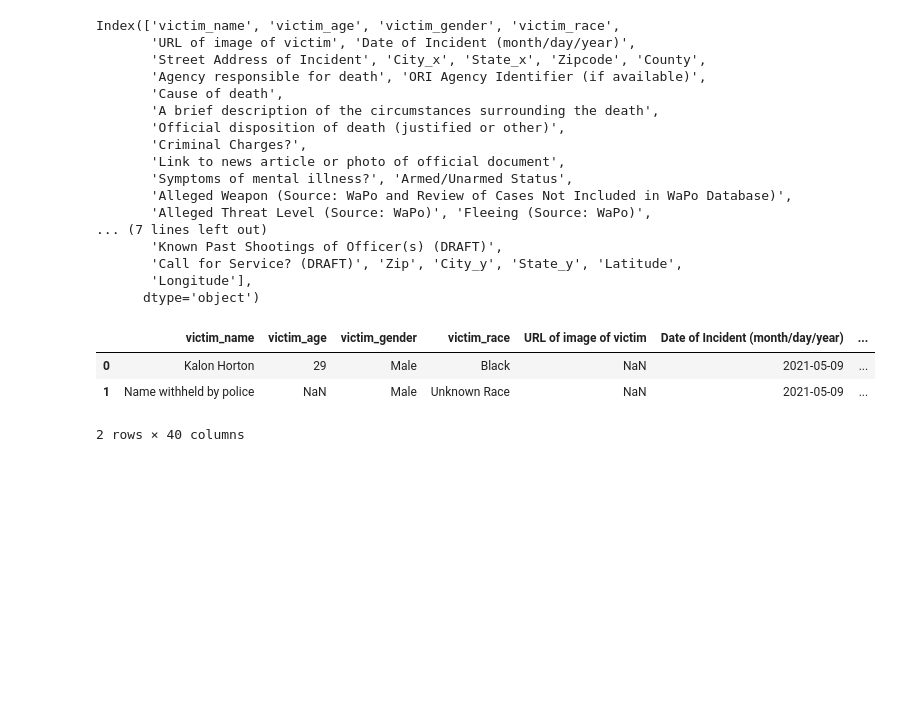
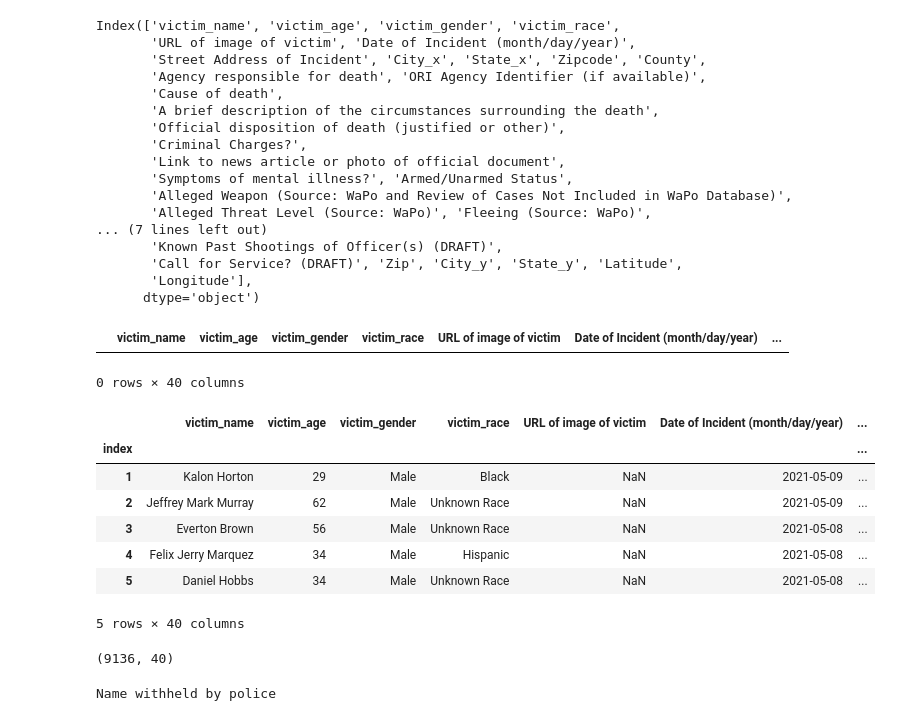
Before and after one commit to racecarfastlane/say_their_names, a Jupyter notebook: city_geocoding.ipynb, the cells around one changed output. Saved outputs shown, nothing was run; the diff lists cells and outputs as text; code cells hidden in the pictures; blank space fills up the shorter version.

```diff
--- a/city_geocoding.ipynb
+++ b/city_geocoding.ipynb
@@ -88,2 +74,5 @@ test_merge = test_merge.drop(columns=['Latitude', 'Longitude','city','state_id',
+# %%
+droplist = ['city', 'state_id', 'state_name', 'Latitude', 'Longitude']
+test_merge.drop(droplist,axis=1,inplace=True)
 # %%
 test_merge = test_merge.rename(columns={"lat": "Latitude", "lng": "Longitude"})
@@ -139,7 +119,24 @@ test1 = test_merge.drop(columns=['Latitude', 'Longitude','city','state_id','stat
-# %%
-test1.head(2)
-# %% [output]
-|  | victim_name | victim_age | victim_gender | victim_race | URL of image of victim | Date of Incident (month/day/year) | ... |
-| 0 | Kalon Horton | 29 | Male | Black | NaN | 2021-05-09 | ... |
-| 1 | Name withheld by police | NaN | Male | Unknown Race | NaN | 2021-05-09 | ... |
-2 rows × 40 columns
+# %%
+frames = [test_merge, test_latlong]
+
+result = pd.concat(frames)
+# %%
+result[result['Latitude'].isna()]
+# %% [output]
+|  | victim_name | victim_age | victim_gender | victim_race | URL of image of victim | Date of Incident (month/day/year) | ... |
+0 rows × 40 columns
+# %%
+result['index'] = range(1, len(result) + 1)
+# %%
+result = result.set_index('index')
+# %%
+result.head()
+# %% [output]
+|  | victim_name | victim_age | victim_gender | victim_race | URL of image of victim | Date of Incident (month/day/year) | ... |
+| index |  |  |  |  |  |  | ... |
+| 1 | Kalon Horton | 29 | Male | Black | NaN | 2021-05-09 | ... |
+| 2 | Jeffrey Mark Murray | 62 | Male | Unknown Race | NaN | 2021-05-09 | ... |
+| 3 | Everton Brown | 56 | Male | Unknown Race | NaN | 2021-05-08 | ... |
+| 4 | Felix Jerry Marquez | 34 | Male | Hispanic | NaN | 2021-05-08 | ... |
+| 5 | Daniel Hobbs | 34 | Male | Unknown Race | NaN | 2021-05-08 | ... |
+5 rows × 40 columns
@@ -145,0 +145,9 @@ test1.head(2)
+# %%
+result.shape
+# %% [output]
+(9136, 40)
+# %%
+vc = result['victim'].value_counts()
+print (vc[vc > 1].index[0])
+# %% [output]
+Name withheld by police
```
Also changed, not shown: parts of 18 cells of this notebook, 5 other files.
